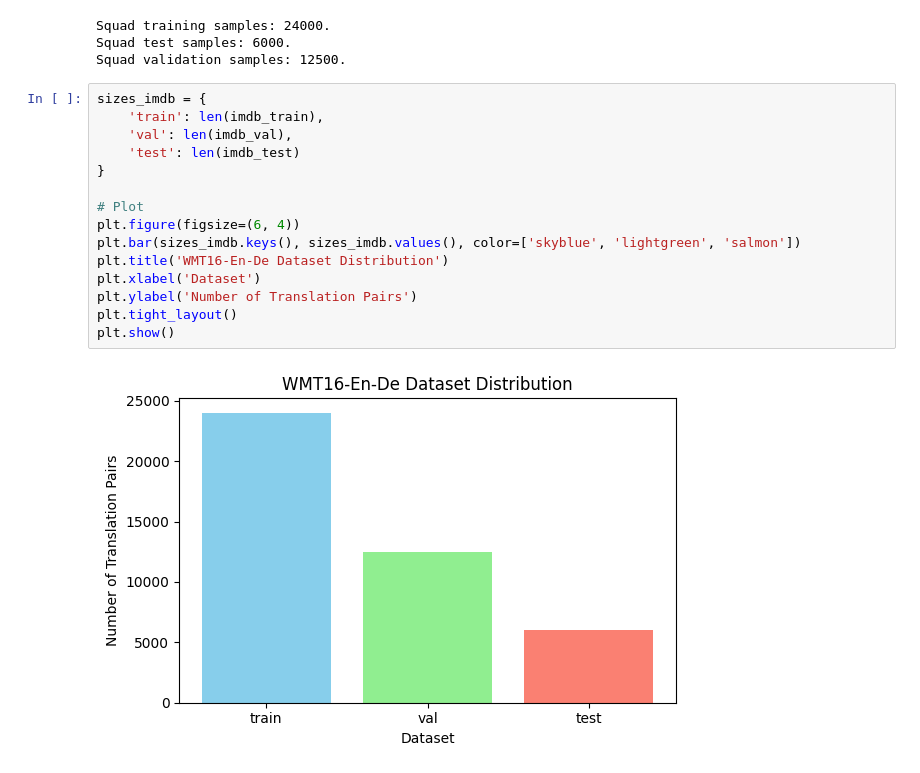
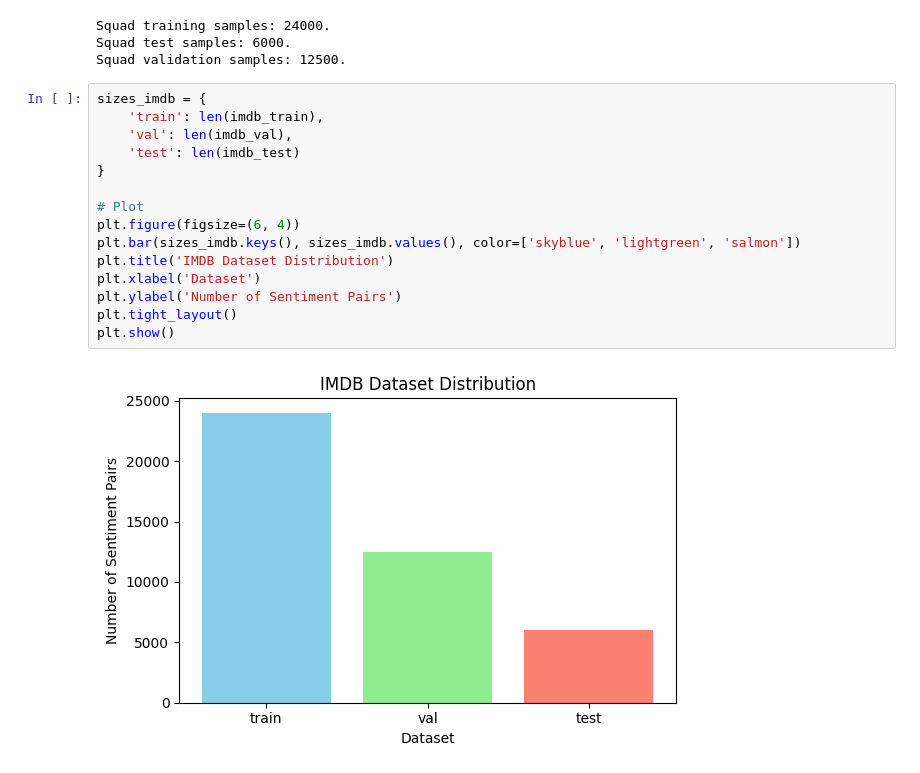
Before and after one commit to thaiquangphat/finetuning-language-models, a Jupyter notebook: modules/data/data_visual.ipynb, the cells around one changed output. Drawn from its saved outputs; the diff is of its cells as text.

Commit message:
data visualization

```diff
--- a/modules/data/data_visual.ipynb
+++ b/modules/data/data_visual.ipynb
@@ -186,17 +186,17 @@ Squad validation samples: 12500.
 # %%
 sizes_imdb = {
     'train': len(imdb_train),
     'val': len(imdb_val),
     'test': len(imdb_test)
 }
 
 # Plot
 plt.figure(figsize=(6, 4))
 plt.bar(sizes_imdb.keys(), sizes_imdb.values(), color=['skyblue', 'lightgreen', 'salmon'])
-plt.title('WMT16-En-De Dataset Distribution')
+plt.title('IMDB Dataset Distribution')
 plt.xlabel('Dataset')
-plt.ylabel('Number of Translation Pairs')
+plt.ylabel('Number of Sentiment Pairs')
 plt.tight_layout()
 plt.show()
 # %% [output]
-[figure, old version]
+[figure, new version]
```
